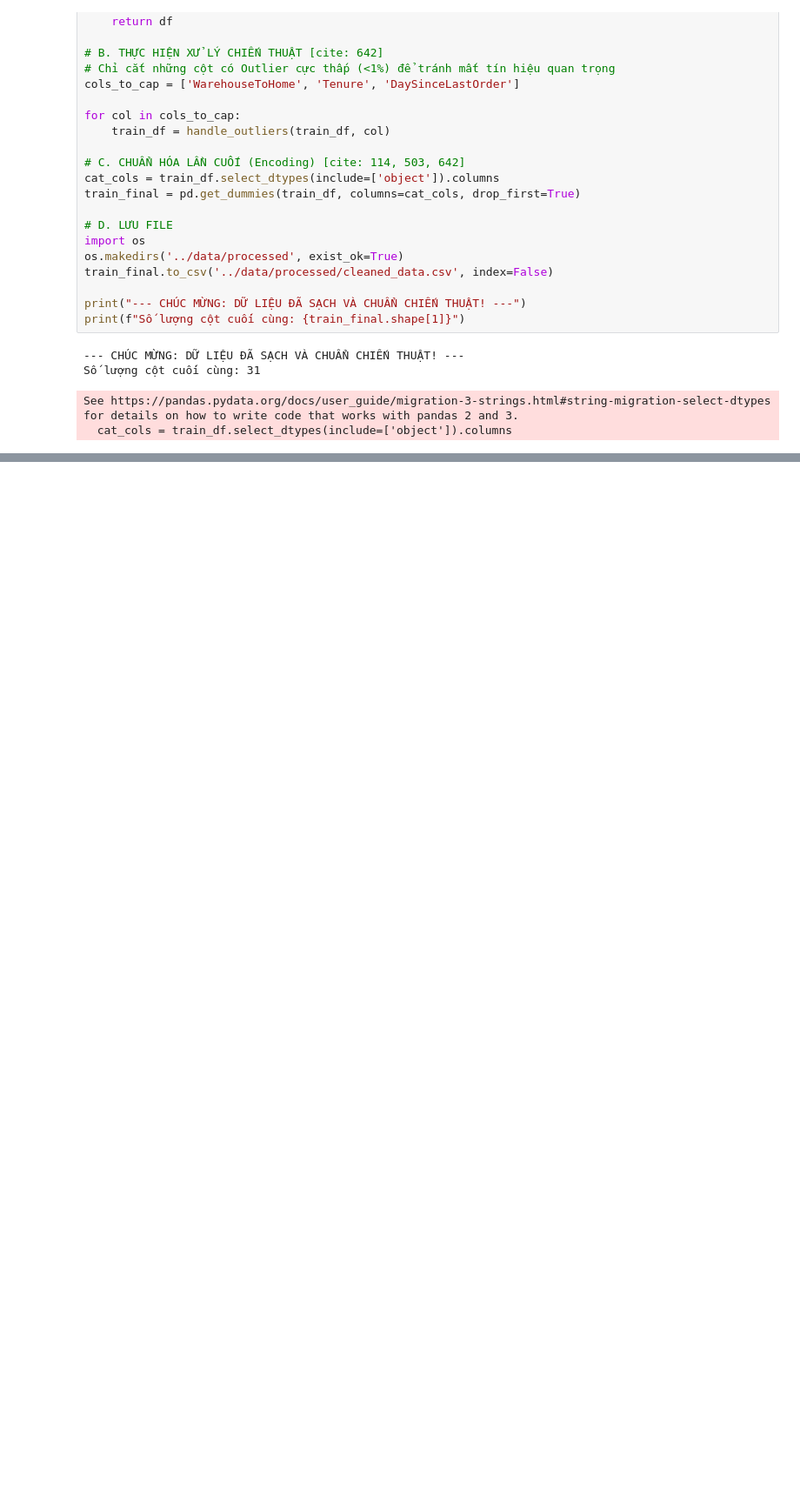
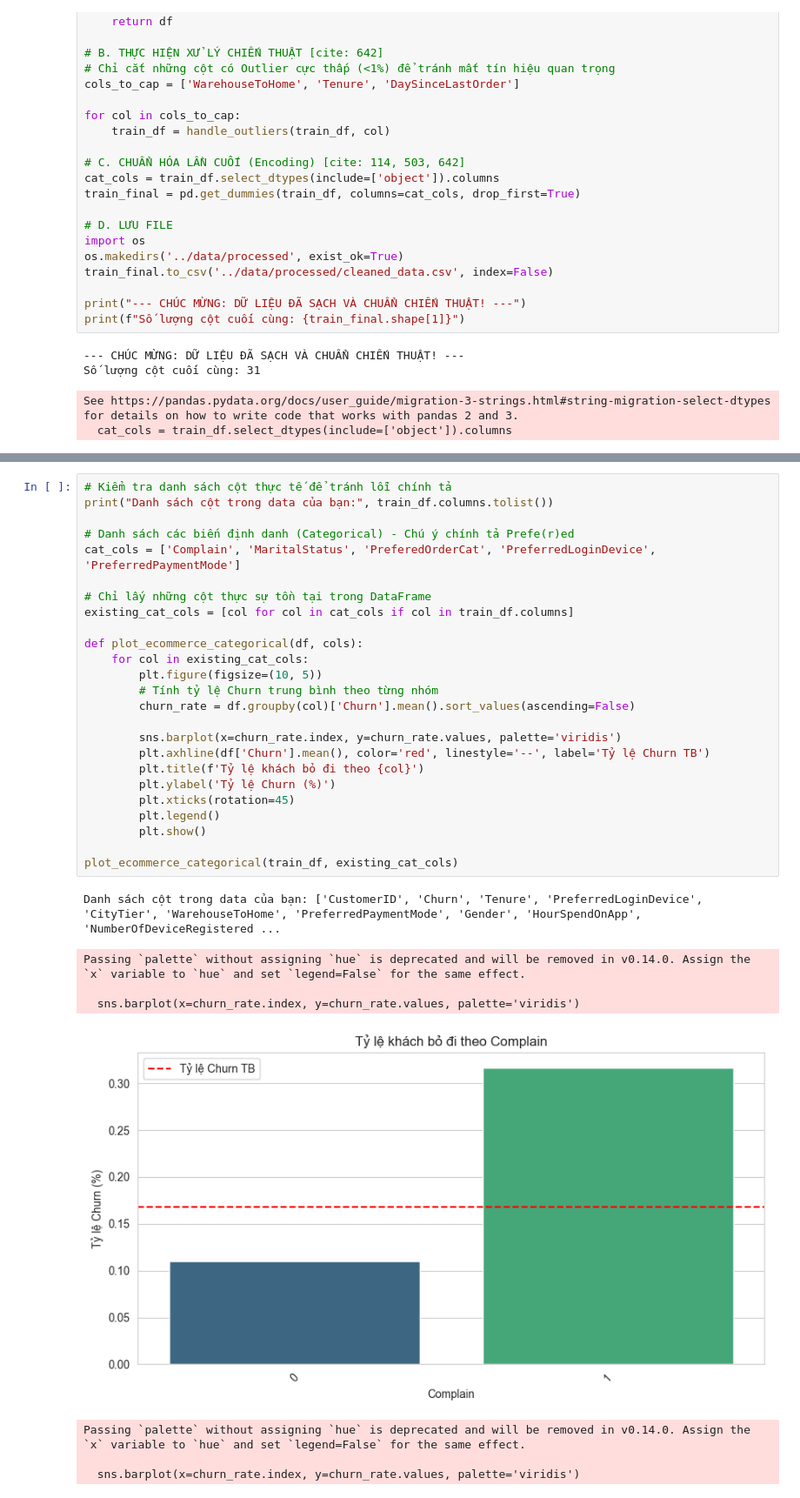
Before and after one commit to AIVIETNAM-AIO-Lucyna/Churn-Prediction, a Jupyter notebook: notebooks/eda.ipynb, the cells around one changed output, grey strips where cells are left out. Shown at 87% size. Saved outputs shown, nothing was run; the diff lists cells and outputs as text; blank space fills up the shorter version.

```diff
--- a/notebooks/eda.ipynb
+++ b/notebooks/eda.ipynb
@@ -272,0 +320,34 @@ Name: Churn, dtype: float64
+# %%
+# Kiểm tra danh sách cột thực tế để tránh lỗi chính tả
+print("Danh sách cột trong data của bạn:", train_df.columns.tolist())
+
+# Danh sách các biến định danh (Categorical) - Chú ý chính tả Prefe(r)ed
+cat_cols = ['Complain', 'MaritalStatus', 'PreferedOrderCat', 'PreferredLoginDevice', 'PreferredPaymentMode']
+
+# Chỉ lấy những cột thực sự tồn tại trong DataFrame
+existing_cat_cols = [col for col in cat_cols if col in train_df.columns]
+
+def plot_ecommerce_categorical(df, cols):
+    for col in existing_cat_cols:
+        plt.figure(figsize=(10, 5))
+        # Tính tỷ lệ Churn trung bình theo từng nhóm
+        churn_rate = df.groupby(col)['Churn'].mean().sort_values(ascending=False)
+
+        sns.barplot(x=churn_rate.index, y=churn_rate.values, palette='viridis')
+        plt.axhline(df['Churn'].mean(), color='red', linestyle='--', label='Tỷ lệ Churn TB')
+        plt.title(f'Tỷ lệ khách bỏ đi theo {col}')
+        plt.ylabel('Tỷ lệ Churn (%)')
+        plt.xticks(rotation=45)
+        plt.legend()
+        plt.show()
+
+plot_ecommerce_categorical(train_df, existing_cat_cols)
+# %% [output]
+Danh sách cột trong data của bạn: ['CustomerID', 'Churn', 'Tenure', 'PreferredLoginDevice', 'CityTier', 'WarehouseToHome', 'PreferredPaymentMode', 'Gender', 'HourSpendOnApp', 'NumberOfDeviceRegistered ...
+Passing `palette` without assigning `hue` is deprecated and will be removed in v0.14.0. Assign the `x` variable to `hue` and set `legend=False` for the same effect.
+
+  sns.barplot(x=churn_rate.index, y=churn_rate.values, palette='viridis')
+[figure, added]
+Passing `palette` without assigning `hue` is deprecated and will be removed in v0.14.0. Assign the `x` variable to `hue` and set `legend=False` for the same effect.
+
+  sns.barplot(x=churn_rate.index, y=churn_rate.values, palette='viridis')
```
Also changed, not shown: parts of 16 cells of this notebook.
